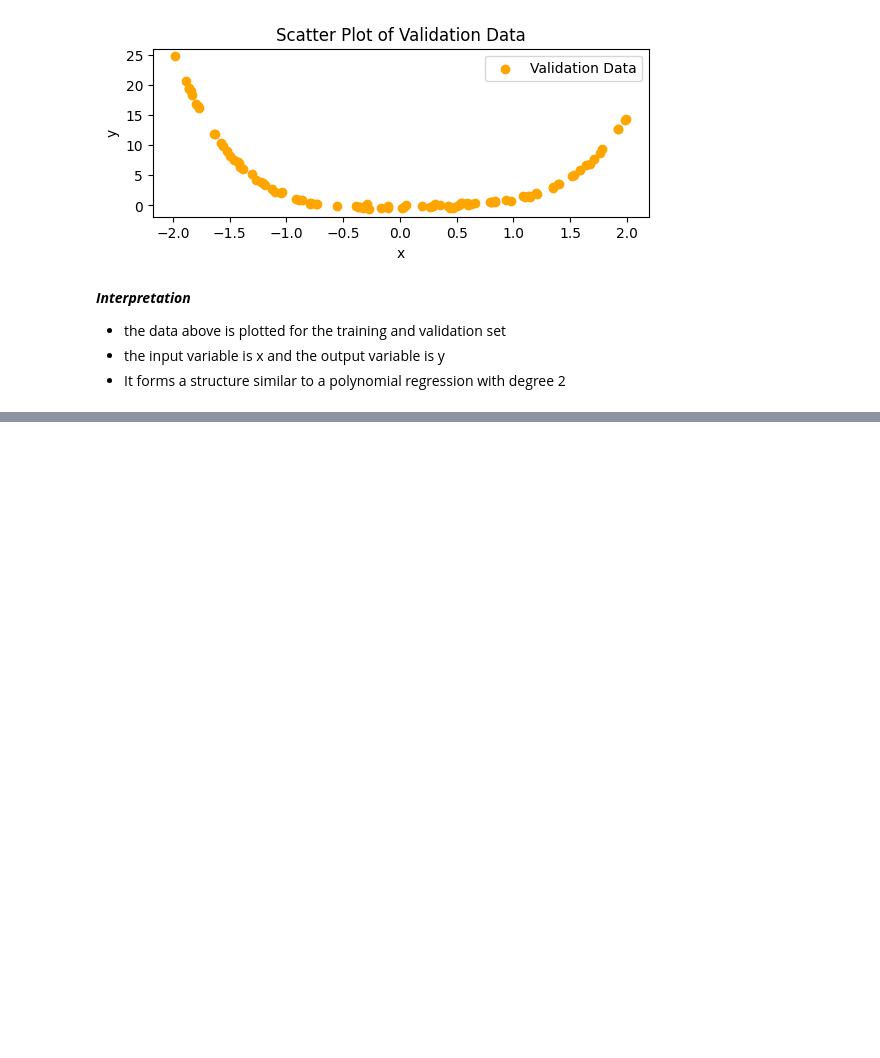
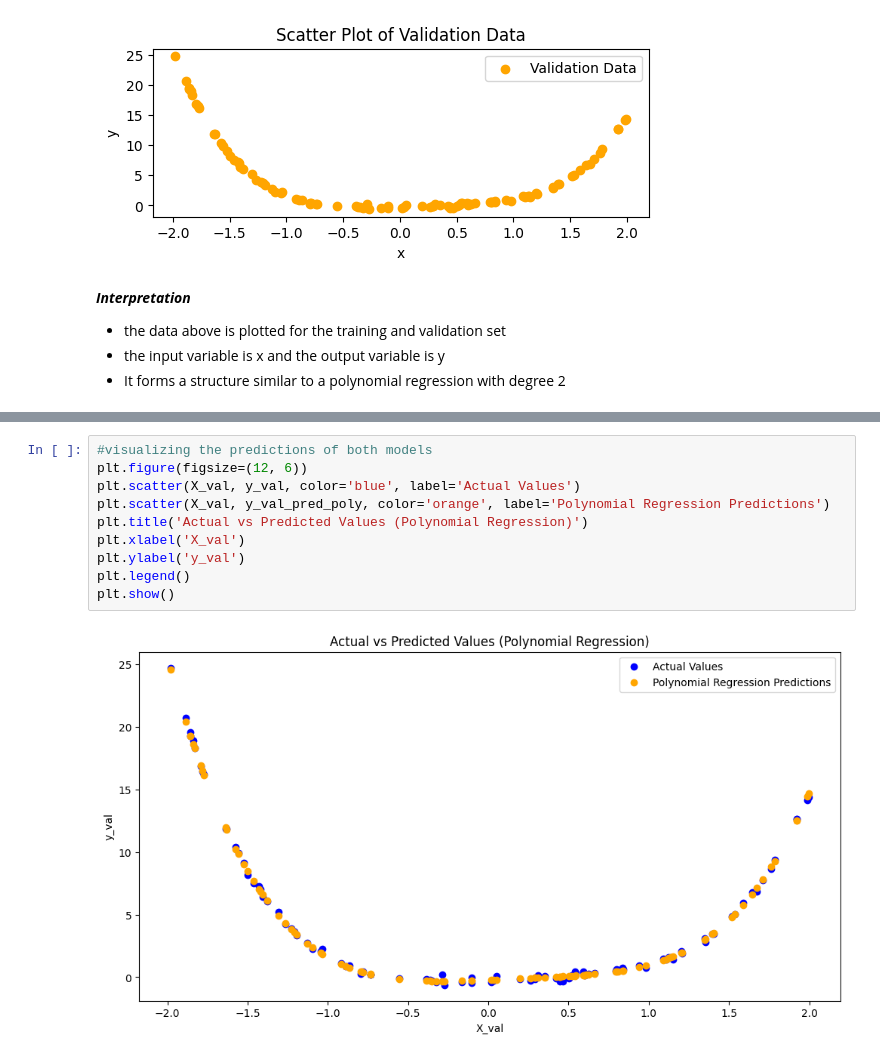
Before and after one commit to xplj5935-uol/Graphs_networks_and_systems_personal_project, a Jupyter notebook: main.ipynb, the cells around one changed output, grey strips where cells are left out. Saved outputs shown, nothing was run; the diff lists cells and outputs as text; blank space fills up the shorter version.

```diff
--- a/main.ipynb
+++ b/main.ipynb
@@ -96,0 +186,12 @@ Neural Network Architecture: (100,)
+# %%
+#visualizing the predictions of both models
+plt.figure(figsize=(12, 6))
+plt.scatter(X_val, y_val, color='blue', label='Actual Values')
+plt.scatter(X_val, y_val_pred_poly, color='orange', label='Polynomial Regression Predictions')
+plt.title('Actual vs Predicted Values (Polynomial Regression)')
+plt.xlabel('X_val')
+plt.ylabel('y_val')
+plt.legend()
+plt.show()
+# %% [output]
+[figure, added]
```
Also changed, not shown: parts of 15 cells of this notebook.
